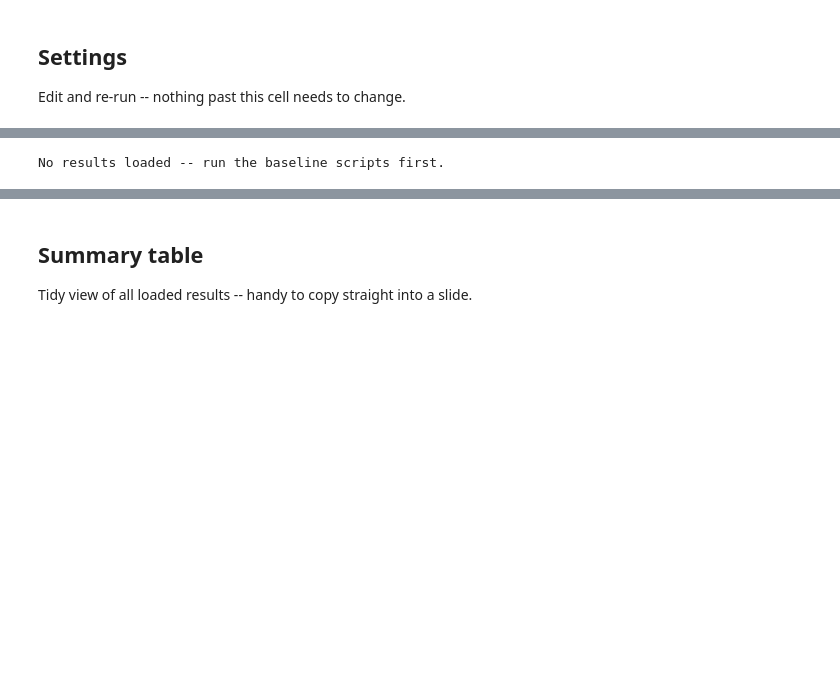
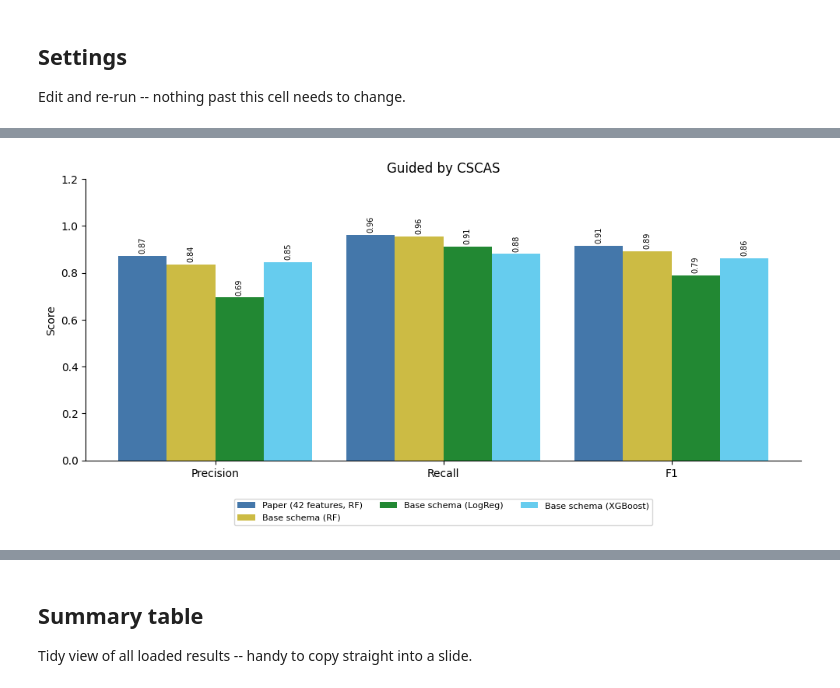
Before and after one commit to annaneliaa/msc-thesis, a Jupyter notebook: src/thesis/notebooks/baselines/cscas_baseline_comparison.ipynb, the cells around one changed output, grey strips where cells are left out. Drawn from its saved outputs; the diff is of its cells as text; code cells hidden in the pictures; blank space fills up the shorter version.

```diff
--- a/src/thesis/notebooks/baselines/cscas_baseline_comparison.ipynb
+++ b/src/thesis/notebooks/baselines/cscas_baseline_comparison.ipynb
@@ -97,4 +133,4 @@ No results loaded -- run the baseline scripts first.
 # %%
-plot_baseline("baseline_2", "Baseline 2: guided by CSCAS")
+plot_baseline("guided", "Guided by CSCAS")
 # %% [output]
-No results loaded -- run the baseline scripts first.
+[figure, added]
```
Also changed, not shown: parts of 13 cells of this notebook, 9 other files.
